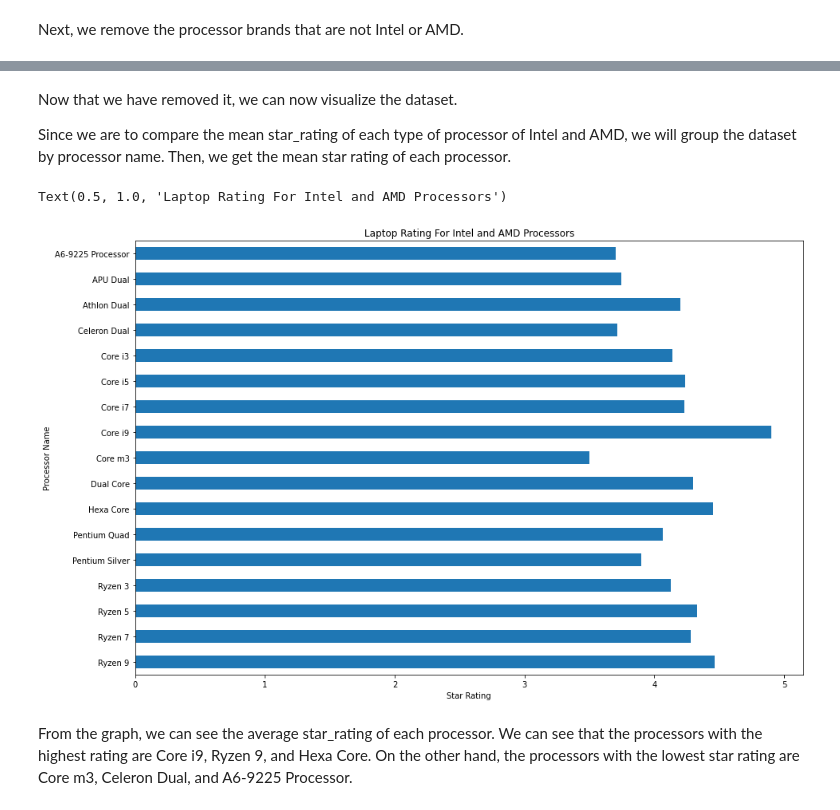
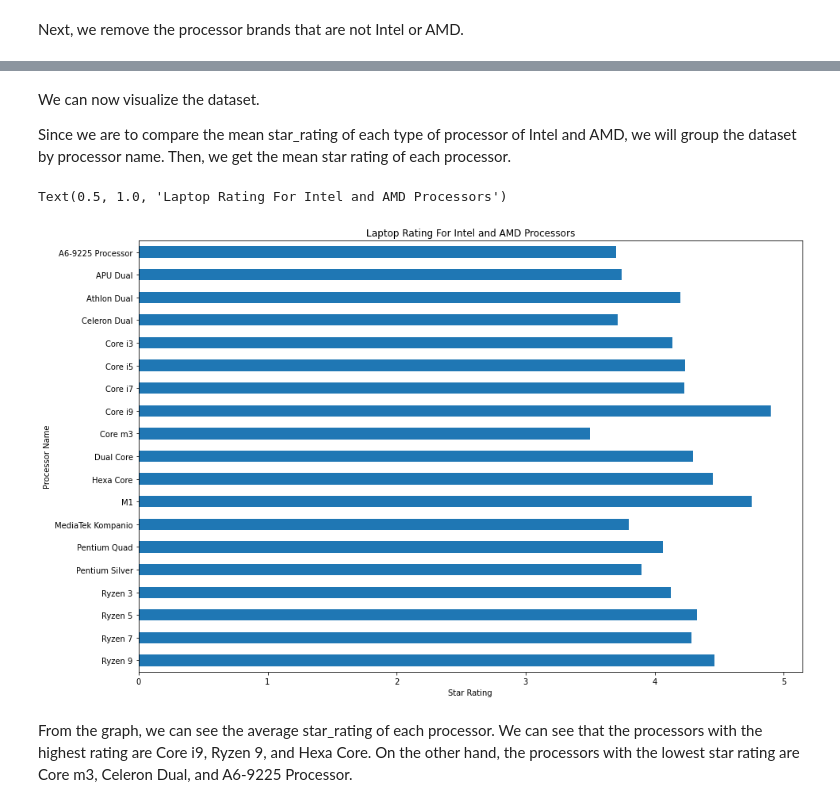
Before and after one commit to AureliusLim/csmodel-phase1, a Jupyter notebook: main_notebook.ipynb, the cells around one changed output, grey strips where cells are left out. Drawn from its saved outputs; the diff is of its cells as text; code cells hidden in the pictures.

```diff
--- a/main_notebook.ipynb
+++ b/main_notebook.ipynb
@@ -185,0 +206,4 @@ clean_df.loc[clean_df['old_price'] == clean_df.latest_price,'old_price'].shape
+# %%
+clean_df = clean_df[(clean_df.star_rating != 0.0)]
+
+clean_df["star_rating"].value_counts()
@@ -439,18 +337,18 @@ Name: star_rating, dtype: int64
 # %% [markdown]
-Now that we have removed it, we can now visualize the dataset.
+We can now visualize the dataset.
 
 Since we are to compare the mean star_rating of each type of processor of Intel and AMD, we will group the dataset by processor name. Then, we get the mean star rating of each processor.
 # %%
-mean_df = rating_df.groupby("processor_name").agg({"star_rating": ["mean"]})
+mean_df = clean_df.groupby("processor_name").agg({"star_rating": ["mean"]})
 mean_df = mean_df.squeeze()
 mean_df
 mean_df.plot.barh(figsize=(15,10)).invert_yaxis()
 plt.ylabel('Processor Name')
 plt.xlabel('Star Rating')
 plt.title('Laptop Rating For Intel and AMD Processors')
 # %% [output]
 Text(0.5, 1.0, 'Laptop Rating For Intel and AMD Processors')
-[figure, old version]
+[figure, new version]
 # %% [markdown]
 From the graph, we can see the average star_rating of each processor. We can see that the processors with the highest rating are Core i9, Ryzen 9, and Hexa Core. On the other hand, the processors with the lowest star rating are Core m3, Celeron Dual, and A6-9225 Processor.
 # %% [markdown]
```
Also changed, not shown: parts of 23 cells of this notebook, 1 other file.
